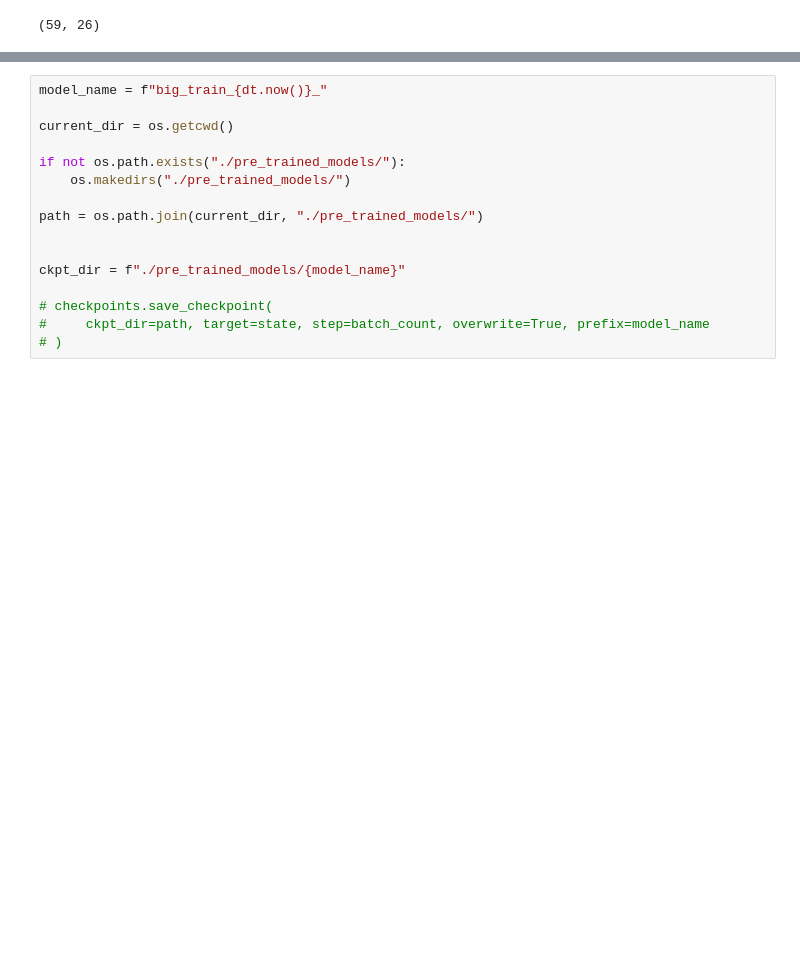
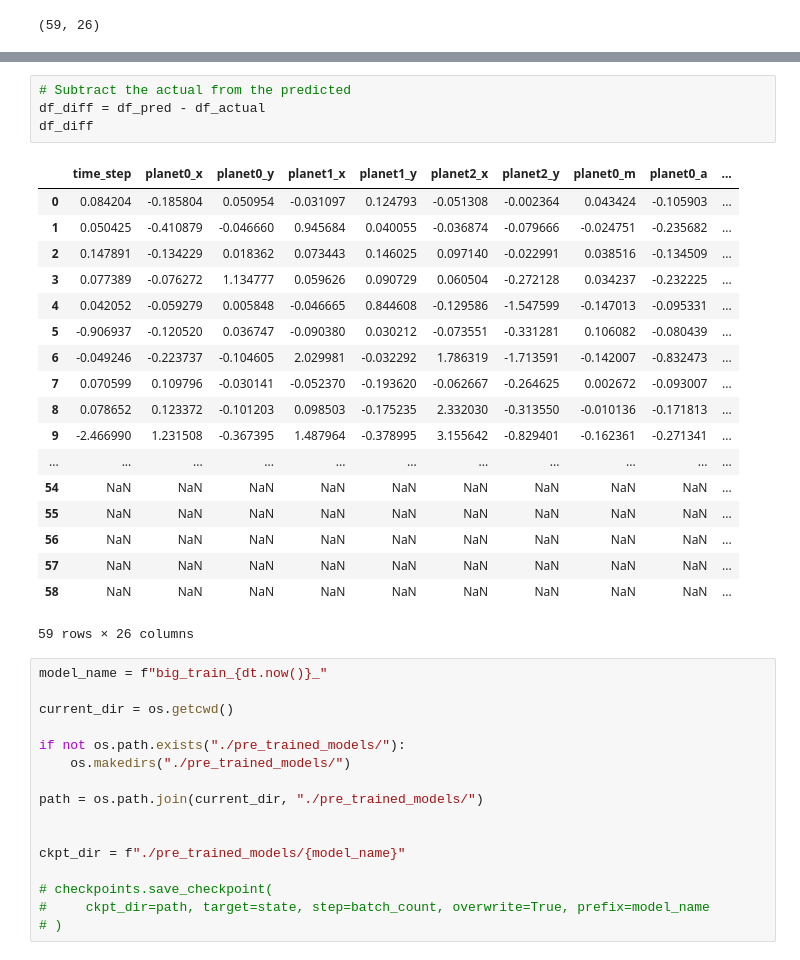
Before and after one commit to IndustryTransformer/Hephaestus, a Jupyter notebook: Plannets.ipynb, the cells around one changed output, grey strips where cells are left out. Drawn from its saved outputs; the diff is of its cells as text; blank space fills up the shorter version.

```diff
--- a/Plannets.ipynb
+++ b/Plannets.ipynb
@@ -434,3 +462,26 @@ df_actual
+# %%
+# Subtract the actual from the predicted
+df_diff = df_pred - df_actual
+df_diff
+# %% [output]
+|  | time_step | planet0_x | planet0_y | planet1_x | planet1_y | planet2_x | planet2_y | planet0_m | planet0_a | ... |
+| 0 | 0.084204 | -0.185804 | 0.050954 | -0.031097 | 0.124793 | -0.051308 | -0.002364 | 0.043424 | -0.105903 | ... |
+| 1 | 0.050425 | -0.410879 | -0.046660 | 0.945684 | 0.040055 | -0.036874 | -0.079666 | -0.024751 | -0.235682 | ... |
+| 2 | 0.147891 | -0.134229 | 0.018362 | 0.073443 | 0.146025 | 0.097140 | -0.022991 | 0.038516 | -0.134509 | ... |
+| 3 | 0.077389 | -0.076272 | 1.134777 | 0.059626 | 0.090729 | 0.060504 | -0.272128 | 0.034237 | -0.232225 | ... |
+| 4 | 0.042052 | -0.059279 | 0.005848 | -0.046665 | 0.844608 | -0.129586 | -1.547599 | -0.147013 | -0.095331 | ... |
+| 5 | -0.906937 | -0.120520 | 0.036747 | -0.090380 | 0.030212 | -0.073551 | -0.331281 | 0.106082 | -0.080439 | ... |
+| 6 | -0.049246 | -0.223737 | -0.104605 | 2.029981 | -0.032292 | 1.786319 | -1.713591 | -0.142007 | -0.832473 | ... |
+| 7 | 0.070599 | 0.109796 | -0.030141 | -0.052370 | -0.193620 | -0.062667 | -0.264625 | 0.002672 | -0.093007 | ... |
+| 8 | 0.078652 | 0.123372 | -0.101203 | 0.098503 | -0.175235 | 2.332030 | -0.313550 | -0.010136 | -0.171813 | ... |
+| 9 | -2.466990 | 1.231508 | -0.367395 | 1.487964 | -0.378995 | 3.155642 | -0.829401 | -0.162361 | -0.271341 | ... |
+| ... | ... | ... | ... | ... | ... | ... | ... | ... | ... | ... |
+| 54 | NaN | NaN | NaN | NaN | NaN | NaN | NaN | NaN | NaN | ... |
+| 55 | NaN | NaN | NaN | NaN | NaN | NaN | NaN | NaN | NaN | ... |
+| 56 | NaN | NaN | NaN | NaN | NaN | NaN | NaN | NaN | NaN | ... |
+| 57 | NaN | NaN | NaN | NaN | NaN | NaN | NaN | NaN | NaN | ... |
+| 58 | NaN | NaN | NaN | NaN | NaN | NaN | NaN | NaN | NaN | ... |
+59 rows × 26 columns
 # %%
 model_name = f"big_train_{dt.now()}_"
 
```
Also changed, not shown: parts of 9 cells of this notebook.
